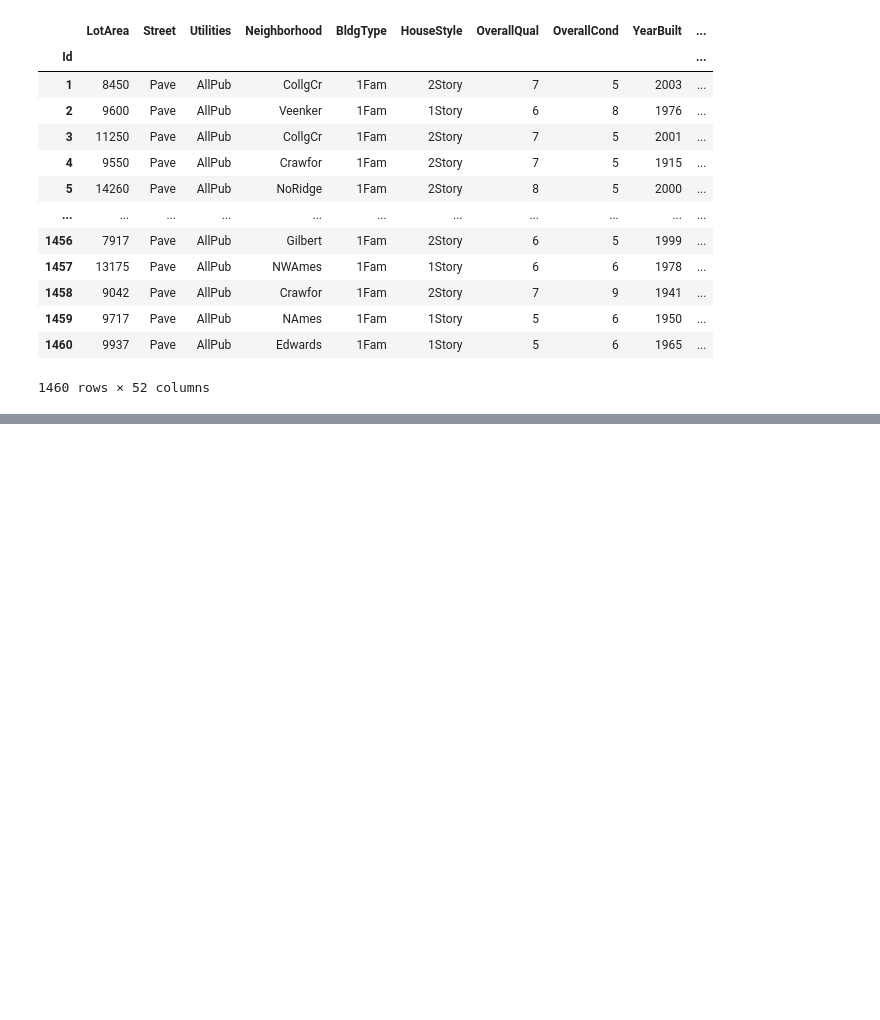
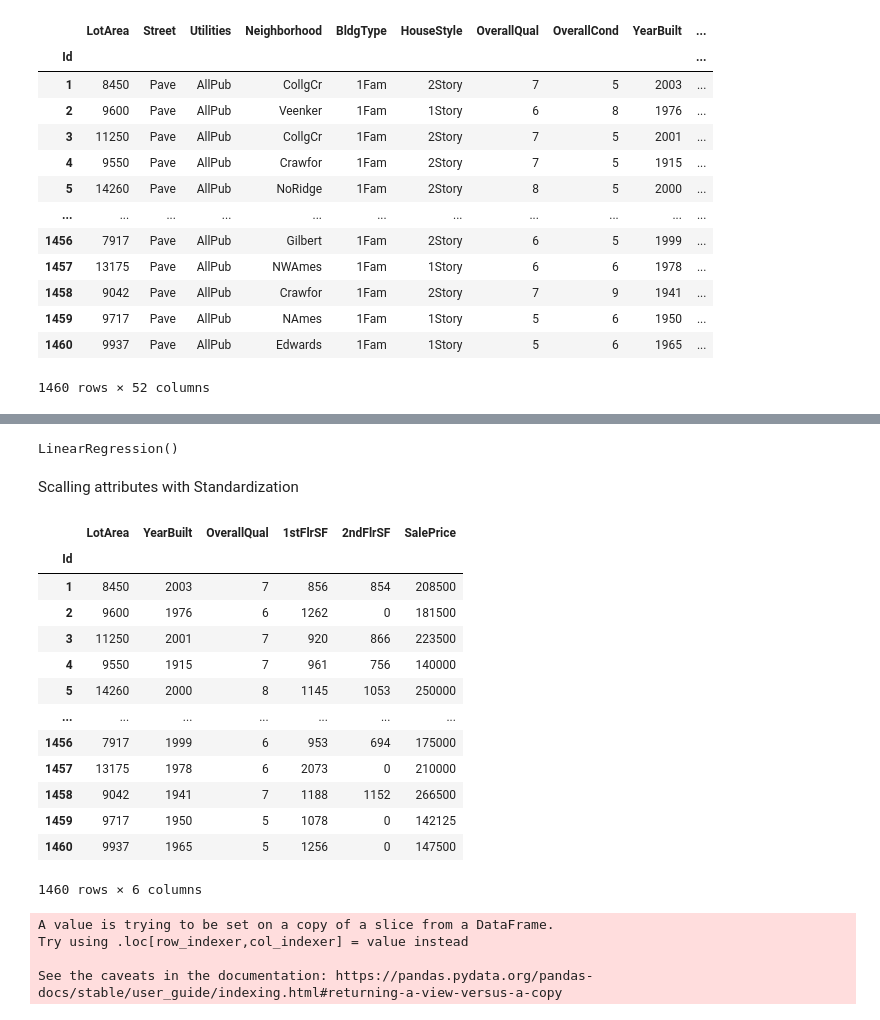
Before and after one commit to otieno-okoko/Housing-Data-analysis, a Jupyter notebook: pandas_housing data analysis.ipynb, the cells around one changed output, grey strips where cells are left out. Cells and saved outputs as stored; diff of their text form; code cells hidden in the pictures; blank space fills up the shorter version.

Commit message:
Scalling_data

```diff
--- a/pandas_housing data analysis.ipynb
+++ b/pandas_housing data analysis.ipynb
@@ -628,0 +593,2 @@ Note: you may need to restart the kernel to use updated packages.
+# %%
+hdf =df[["LotArea", "YearBuilt", "OverallQual", "1stFlrSF", "2ndFlrSF", "SalePrice"]]
@@ -628,0 +672,24 @@ Note: you may need to restart the kernel to use updated packages.
+# %%
+model.fit(X_norm,y_norm)
+# %% [output]
+LinearRegression()
+# %% [markdown]
+Scalling attributes with Standardization
+# %%
+df_std= hdf.copy()
+df_std
+# %% [output]
+|  | LotArea | YearBuilt | OverallQual | 1stFlrSF | 2ndFlrSF | SalePrice |
+| Id |  |  |  |  |  |  |
+| 1 | 8450 | 2003 | 7 | 856 | 854 | 208500 |
+| 2 | 9600 | 1976 | 6 | 1262 | 0 | 181500 |
+| 3 | 11250 | 2001 | 7 | 920 | 866 | 223500 |
+| 4 | 9550 | 1915 | 7 | 961 | 756 | 140000 |
+| 5 | 14260 | 2000 | 8 | 1145 | 1053 | 250000 |
+| ... | ... | ... | ... | ... | ... | ... |
+| 1456 | 7917 | 1999 | 6 | 953 | 694 | 175000 |
+| 1457 | 13175 | 1978 | 6 | 2073 | 0 | 210000 |
+| 1458 | 9042 | 1941 | 7 | 1188 | 1152 | 266500 |
+| 1459 | 9717 | 1950 | 5 | 1078 | 0 | 142125 |
+| 1460 | 9937 | 1965 | 5 | 1256 | 0 | 147500 |
+1460 rows × 6 columns
@@ -628,0 +700,8 @@ Note: you may need to restart the kernel to use updated packages.
+# %%
+col: str = 'LotArea'
+X_std[col] = (df_std[col] - df_std[col].mean()) / df_std[col].std()
+# %% [output]
+A value is trying to be set on a copy of a slice from a DataFrame.
+Try using .loc[row_indexer,col_indexer] = value instead
+
+See the caveats in the documentation: https://pandas.pydata.org/pandas-docs/stable/user_guide/indexing.html#returning-a-view-versus-a-copy
```
Also changed, not shown: parts of 18 cells of this notebook, 4 other files.
